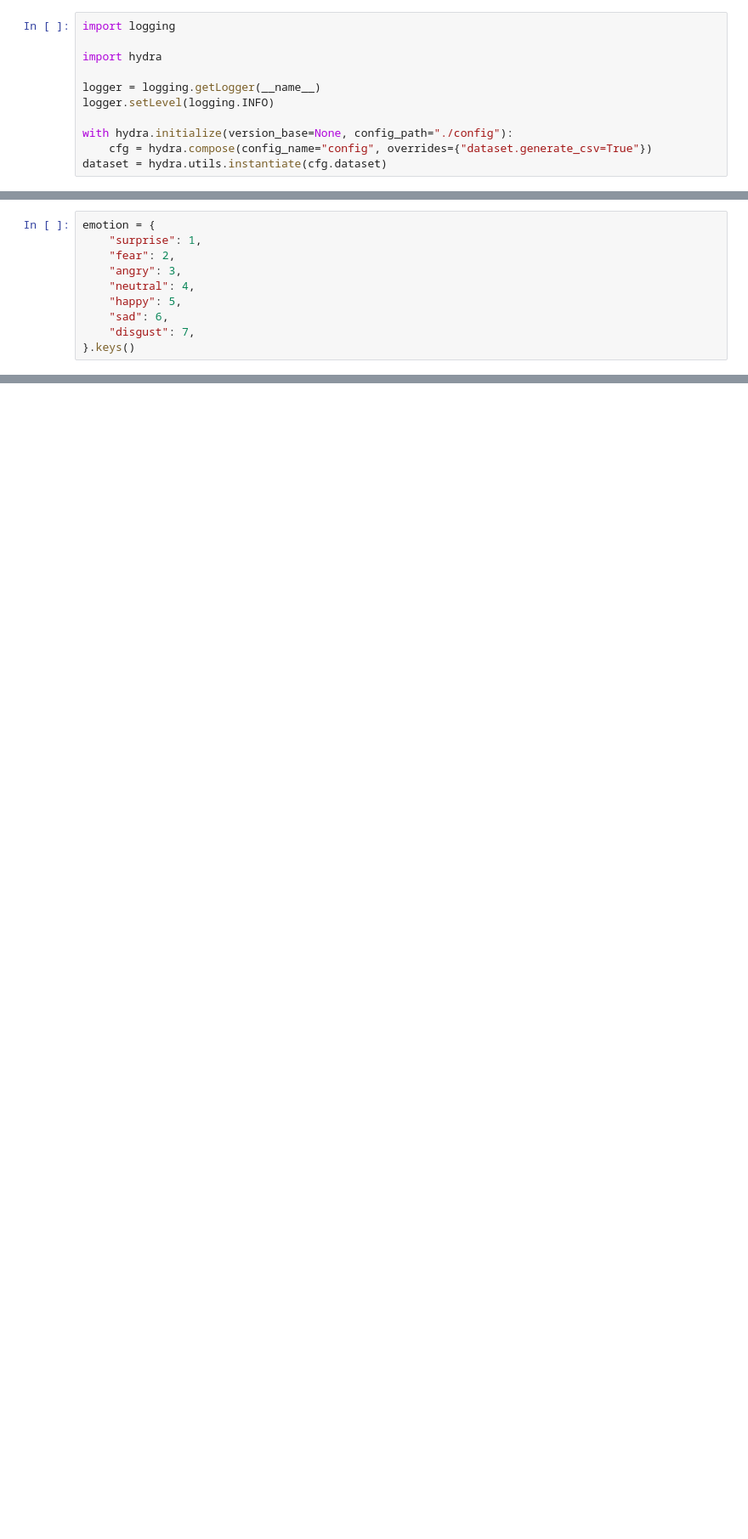
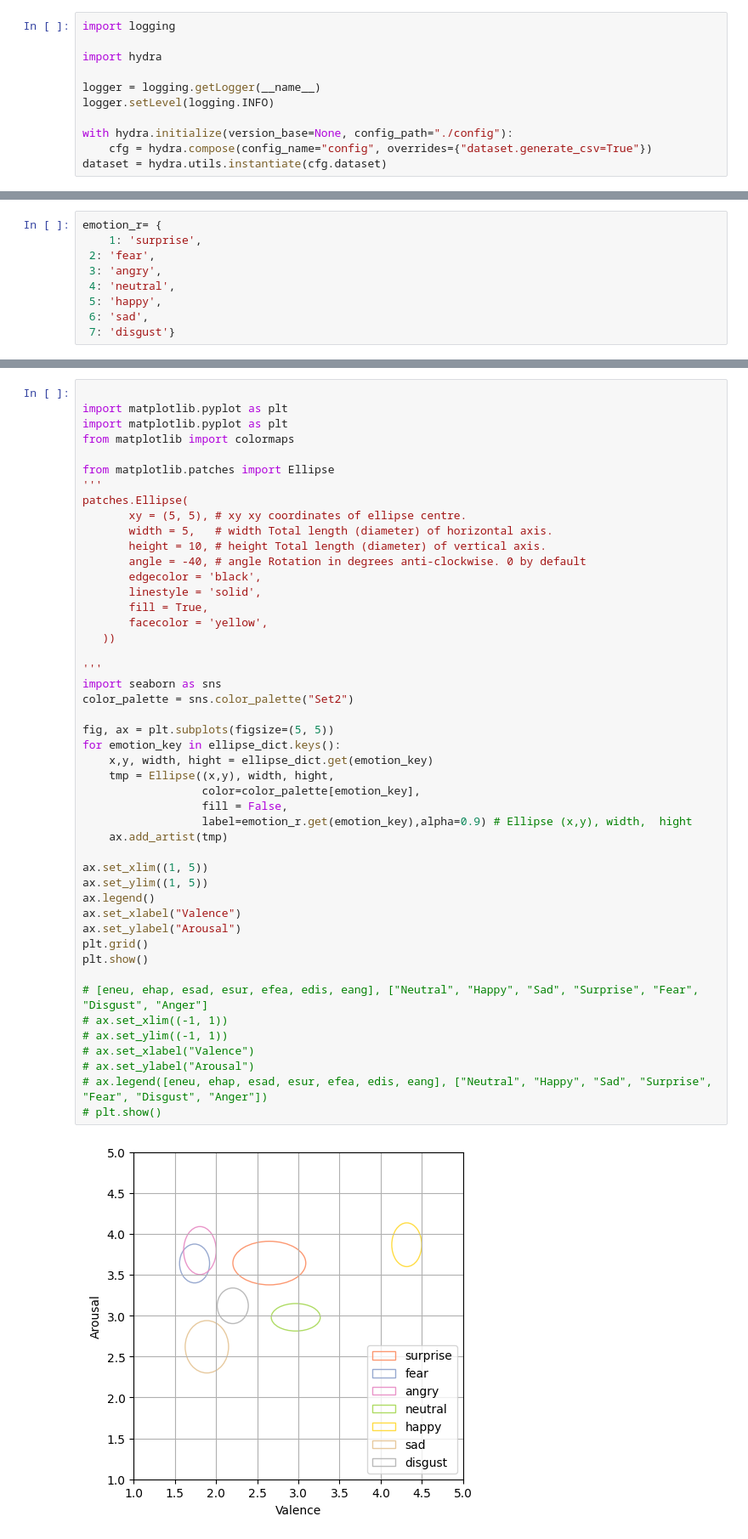
Before and after one commit to 1pha/MulitmodalERC-TensorMixerNetwork, a Jupyter notebook: emotion_arousal_valence.ipynb, the cells around one changed output, grey strips where cells are left out. Shown at 85% size. Saved outputs shown, nothing was run; the diff lists cells and outputs as text; blank space fills up the shorter version.

Commit message:
emotion_arousal_valence_fig

```diff
--- a/emotion_arousal_valence.ipynb
+++ b/emotion_arousal_valence.ipynb
@@ -28,10 +120,9 @@ len(dataset)
 # %%
-emotion = {
-    "surprise": 1,
-    "fear": 2,
-    "angry": 3,
-    "neutral": 4,
-    "happy": 5,
-    "sad": 6,
-    "disgust": 7,
-}.keys()
+emotion_r= {
+    1: 'surprise',
+ 2: 'fear',
+ 3: 'angry',
+ 4: 'neutral',
+ 5: 'happy',
+ 6: 'sad',
+ 7: 'disgust'}
@@ -71,0 +129,49 @@ COLOR_MAP  = cm.get_cmap('inferno', 7)  # visualize with the colormaps / option
+# %%
+
+import matplotlib.pyplot as plt
+import matplotlib.pyplot as plt
+from matplotlib import colormaps
+
+from matplotlib.patches import Ellipse
+'''
+patches.Ellipse(
+       xy = (5, 5), # xy xy coordinates of ellipse centre.
+       width = 5,   # width Total length (diameter) of horizontal axis.
+       height = 10, # height Total length (diameter) of vertical axis.
+       angle = -40, # angle Rotation in degrees anti-clockwise. 0 by default
+       edgecolor = 'black',
+       linestyle = 'solid',
+       fill = True,
+       facecolor = 'yellow',
+   ))
+
+'''
+import seaborn as sns
+color_palette = sns.color_palette("Set2")
+
+fig, ax = plt.subplots(figsize=(5, 5))
+for emotion_key in ellipse_dict.keys():
+    x,y, width, hight = ellipse_dict.get(emotion_key)
+    tmp = Ellipse((x,y), width, hight,
+                  color=color_palette[emotion_key],
+                  fill = False,
+                  label=emotion_r.get(emotion_key),alpha=0.9) # Ellipse (x,y), width,  hight
+    ax.add_artist(tmp)
+
+ax.set_xlim((1, 5))
+ax.set_ylim((1, 5))
+ax.legend()
+ax.set_xlabel("Valence")
+ax.set_ylabel("Arousal")
+plt.grid()
+plt.show()
+
+# [eneu, ehap, esad, esur, efea, edis, eang], ["Neutral", "Happy", "Sad", "Surprise", "Fear", "Disgust", "Anger"]
+# ax.set_xlim((-1, 1))
+# ax.set_ylim((-1, 1))
+# ax.set_xlabel("Valence")
+# ax.set_ylabel("Arousal")
+# ax.legend([eneu, ehap, esad, esur, efea, edis, eang], ["Neutral", "Happy", "Sad", "Surprise", "Fear", "Disgust", "Anger"])
+# plt.show()
+# %% [output]
+[figure, added]
```
Also changed, not shown: parts of 25 cells of this notebook, 1 other file.
